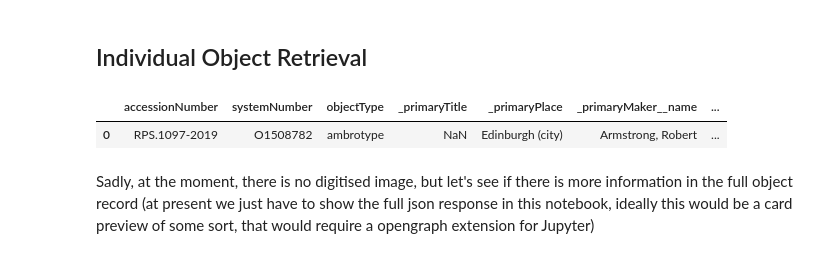
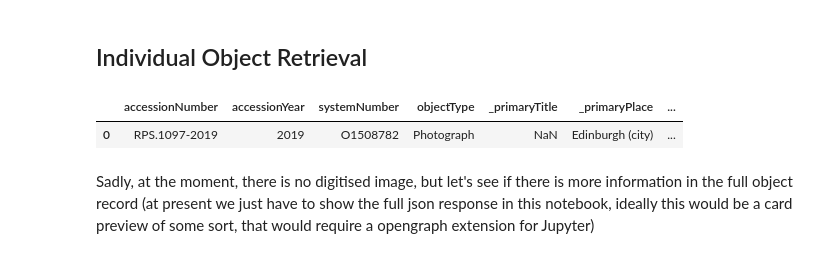
Before and after one commit to vanda/etc-docs, a Jupyter notebook: notebooks/data-explorations/data-exploration-1.ipynb, the cells around one changed output. Drawn from its saved outputs; the diff is of its cells as text; code cells hidden in the pictures.

```diff
--- a/notebooks/data-explorations/data-exploration-1.ipynb
+++ b/notebooks/data-explorations/data-exploration-1.ipynb
@@ -114,11 +117,11 @@ So apart from cards, prints and photographs (here appearing twice due to capital
 # %% [markdown]
 ## Individual Object Retrieval
 # %%
-req = pd.read_csv('https://api.vam.ac.uk/v2/objects/search?id_place=x28816&year_made_from=1865&year_made_to=1880&kw_object_type=ambrotype&response_format=csv&page_size=50')
+req = pd.read_csv('https://api.vam.ac.uk/v2/objects/search?id_place=x28816&year_made_from=1865&year_made_to=1880&q_material_technique=ambrotype&response_format=csv&page_size=50')
 req
 # %% [output]
-|  | accessionNumber | systemNumber | objectType | _primaryTitle | _primaryPlace | _primaryMaker__name | ... |
-| 0 | RPS.1097-2019 | O1508782 | ambrotype | NaN | Edinburgh (city) | Armstrong, Robert | ... |
+|  | accessionNumber | accessionYear | systemNumber | objectType | _primaryTitle | _primaryPlace | ... |
+| 0 | RPS.1097-2019 | 2019 | O1508782 | Photograph | NaN | Edinburgh (city) | ... |
 # %% [markdown]
 Sadly, at the moment, there is no digitised image, but let's see if there is more information in the full object record (at present we just have to show the full json response in this notebook, ideally this would be a card preview of some sort, that would require a opengraph extension for Jupyter)
 # %%
```
Also changed, not shown: parts of 9 cells of this notebook.
